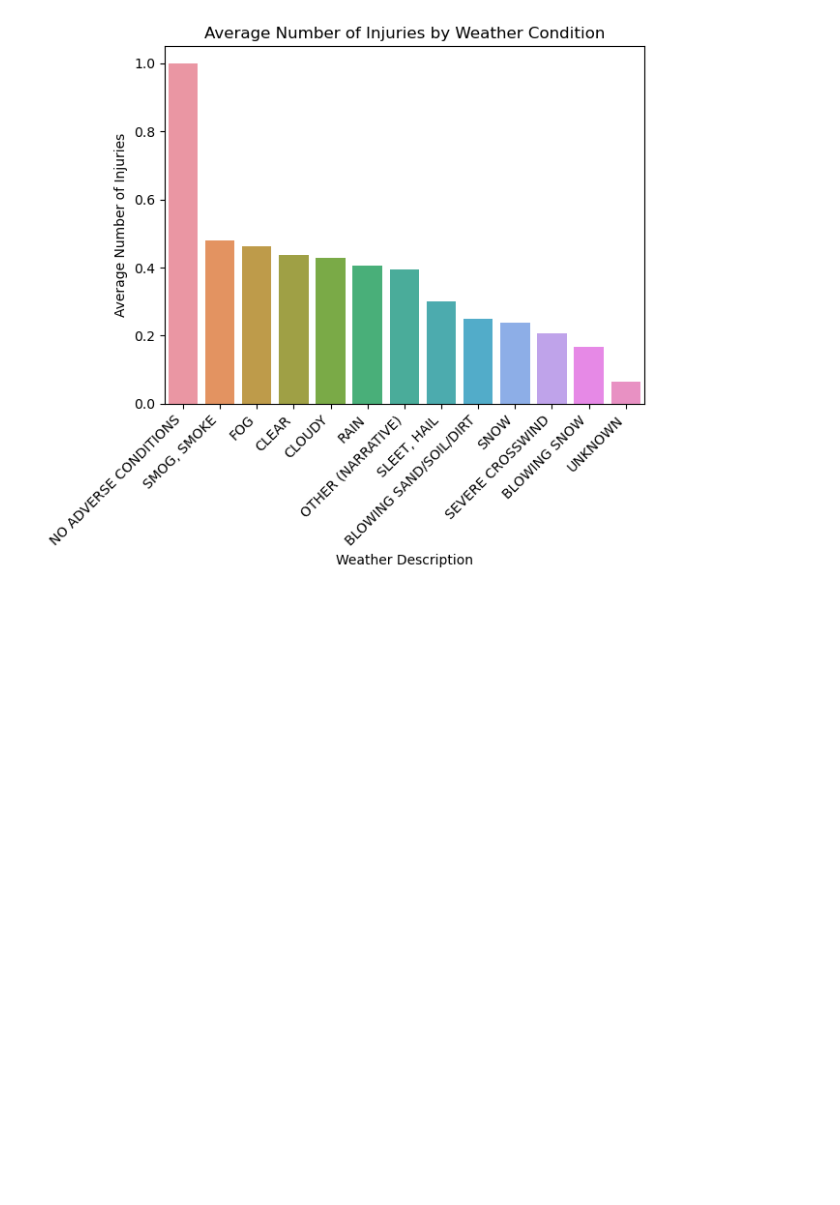
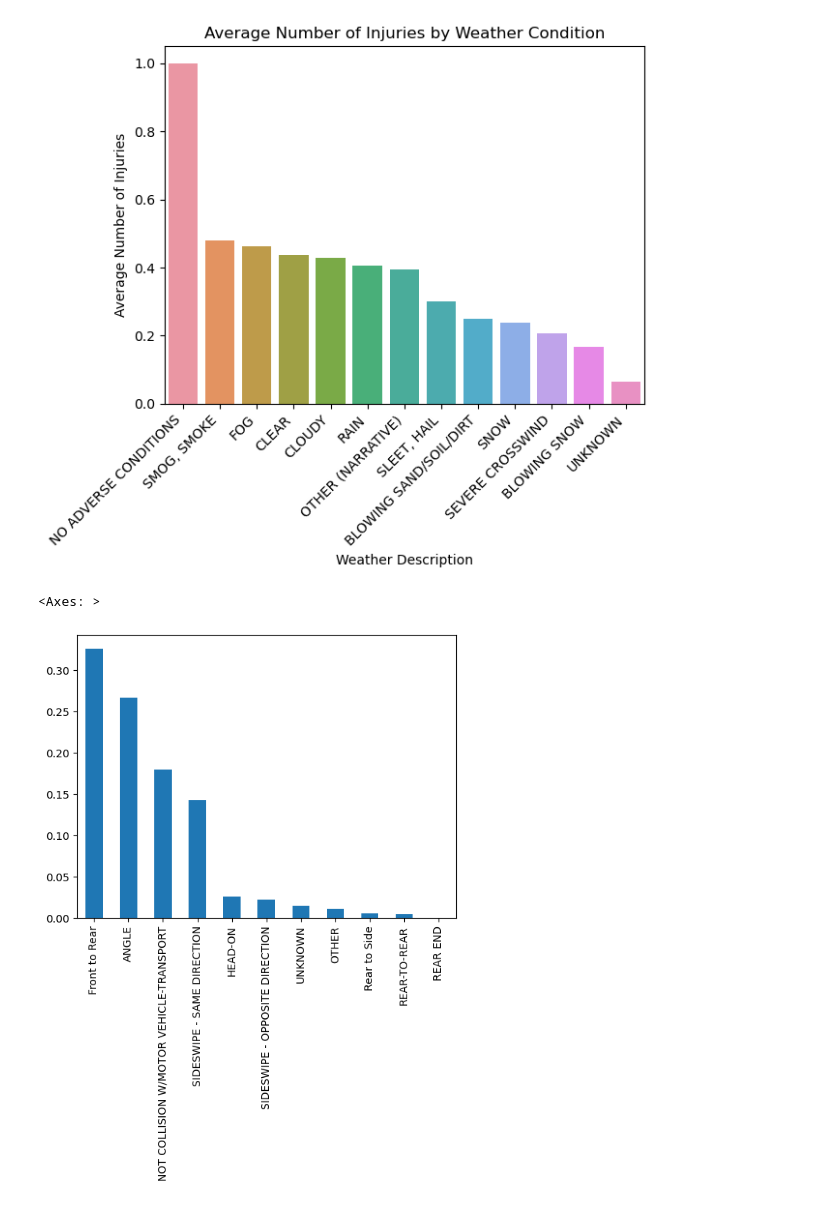
Before and after one commit to essetetsahai/nashville_traffic, a Jupyter notebook: notebooks/traffic_notebook.ipynb, the cells around one changed output. Cells and saved outputs as stored; diff of their text form; code cells hidden in the pictures; blank space fills up the shorter version.

```diff
--- a/notebooks/traffic_notebook.ipynb
+++ b/notebooks/traffic_notebook.ipynb
@@ -786,3 +768,8 @@ plt.show()
 # %%
 #weather and time interaction
 #what kind of collision associated with most injuries, most fatalities
+# %%
+df['Collision Type Description'].value_counts(normalize = True).plot(kind = 'bar')
+# %% [output]
+<Axes: >
+[figure, added]
```
Also changed, not shown: parts of 22 cells of this notebook, 1 other file.
